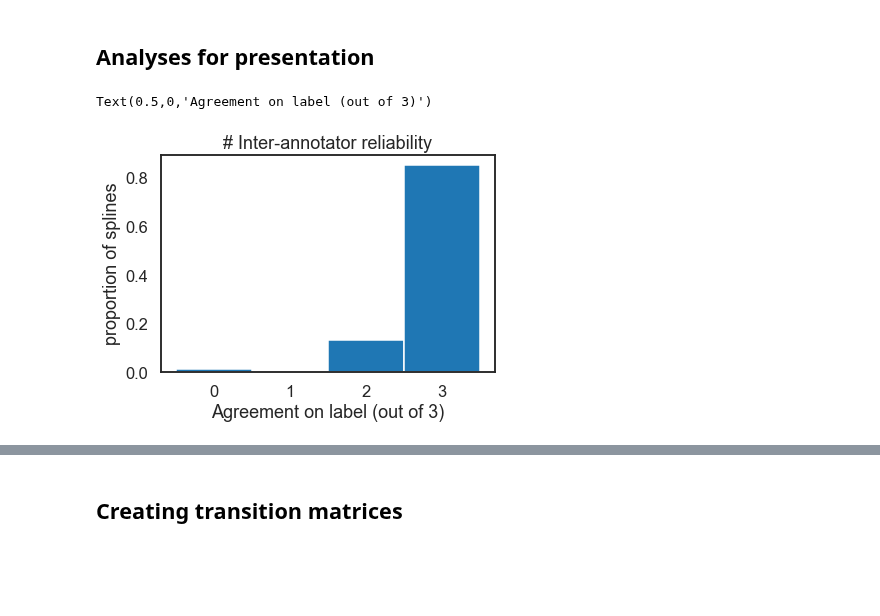
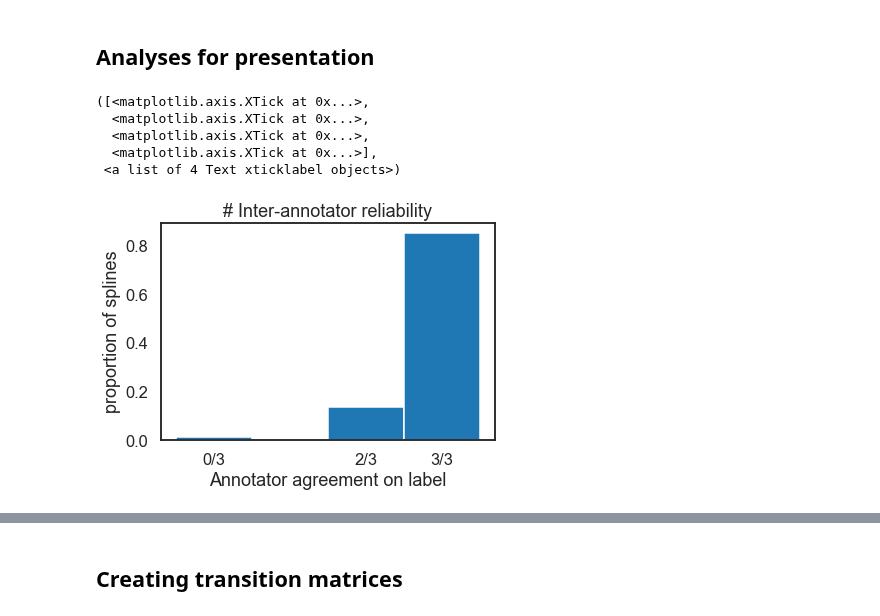
Before and after one commit to cogtoolslab/semantic_parts, a Jupyter notebook: analysis/kushinm/svg_annotation_analysis.ipynb, the cells around one changed output, grey strips where cells are left out. Saved outputs shown, nothing was run; the diff lists cells and outputs as text; code cells hidden in the pictures; blank space fills up the shorter version.

```diff
--- a/analysis/kushinm/svg_annotation_analysis.ipynb
+++ b/analysis/kushinm/svg_annotation_analysis.ipynb
@@ -428,13 +426,0 @@ Text(0,0.5,'number of annotations')
-# %%
-unique_annotations = np.unique(D['annotation_id'])
-unique_labels = np.unique(D['label'])
-Label_Vec = np.zeros((len(unique_annotations),len(unique_labels)), dtype=int)
-
-for s,this_annotation in enumerate(unique_annotations):
-    label_vec = np.zeros(len(unique_labels),dtype=int)
-    DS = D[D['annotation_id']==this_annotation]
-    label_list = np.unique(DS.label.values)
-    for this_label in label_list:
-        label_ind = unique_labels==this_label
-        label_vec[label_ind] += 1
-    Label_Vec[s,:]=label_vec
@@ -488,12 +470,17 @@ for this_sketch_id in unique_sketches:
 # %%
 #plotting variability in spline annots
 h= plt.hist(num_diff_annots, bins= range(5), align='left', density='True')
 plt.title('# Inter-annotator reliability')
 plt.ylabel('proportion of splines')
-plt.xlabel('Agreement on label (out of 3)')
+plt.xlabel('Annotator agreement on label')
+plt.xticks([0,1,2,3],['0/3','','2/3','3/3'])
 # %% [output]
-Text(0.5,0,'Agreement on label (out of 3)')
+([<matplotlib.axis.XTick at 0x...>,
+  <matplotlib.axis.XTick at 0x...>,
+  <matplotlib.axis.XTick at 0x...>,
+  <matplotlib.axis.XTick at 0x...>],
+ <a list of 4 Text xticklabel objects>)
-[figure, old version]
+[figure, new version]
 # %%
 ##Generating an array of modal label for a spline along with its corresponding spline_id
 
```
Also changed, not shown: parts of 53 cells of this notebook.
